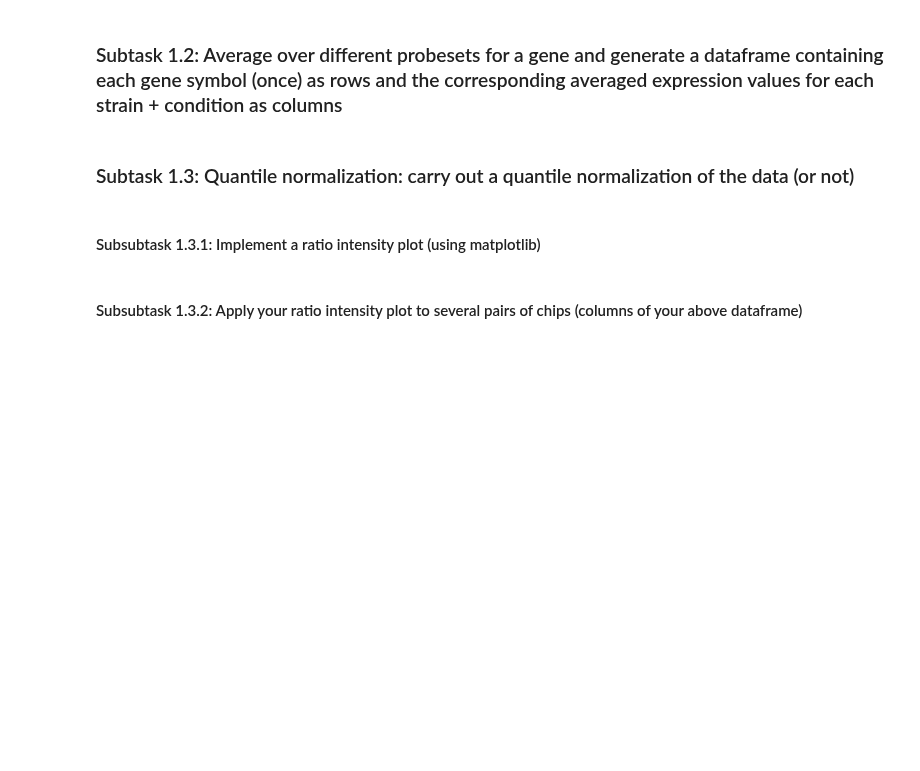
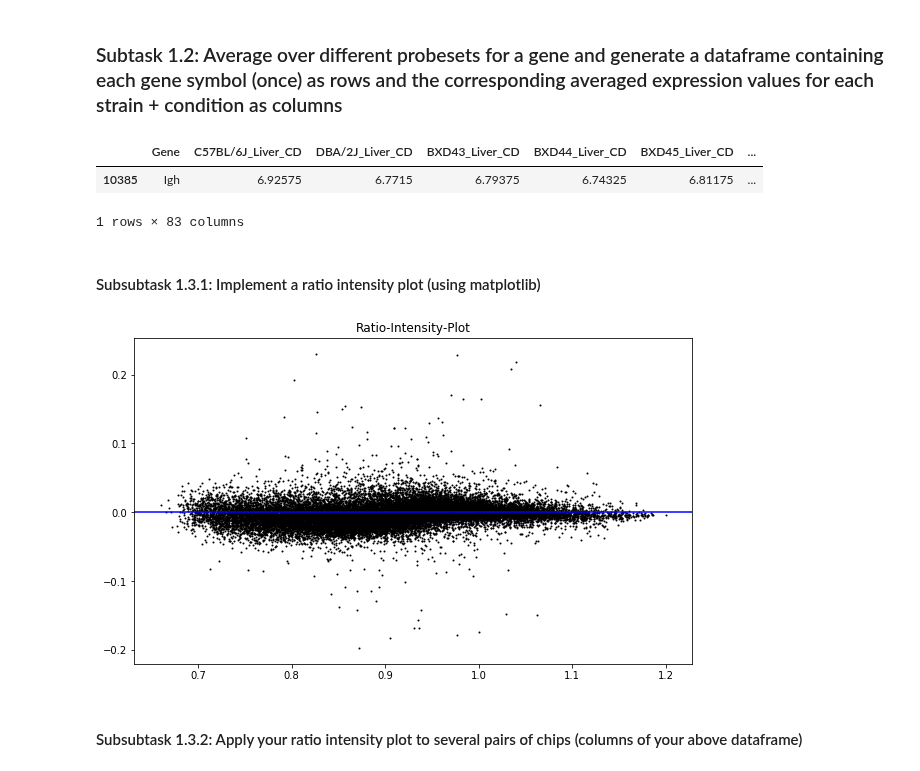
Before and after one commit to TrisKast/DataScience-Bioinformatics, a Jupyter notebook: notebooks/Day56_DE_Analysis.ipynb, the cells around one changed output. Drawn from its saved outputs; the diff is of its cells as text; code cells hidden in the pictures; blank space fills up the shorter version.

Commit message:
ratio-intensity-plot

```diff
--- a/notebooks/Day56_DE_Analysis.ipynb
+++ b/notebooks/Day56_DE_Analysis.ipynb
@@ -26,8 +48,53 @@ http://www.arrayanalysis.org/main.html
 # %% [markdown]
 ### Subtask 1.2: Average over different probesets for a gene and generate a dataframe containing each gene symbol (once)  as rows and the corresponding averaged expression values for each strain + condition as columns
-# %% [markdown]
-### Subtask 1.3: Quantile normalization: carry out a quantile normalization of the data (or not)
+# %%
+# group duplicate genes and compute mean values as entries
+data = data.groupby('Gene').mean().reset_index()
+
+# test if it worked
+data[data['Gene'] == 'Igh']
+# %% [output]
+|  | Gene | C57BL/6J_Liver_CD | DBA/2J_Liver_CD | BXD43_Liver_CD | BXD44_Liver_CD | BXD45_Liver_CD | ... |
+| 10385 | Igh | 6.92575 | 6.7715 | 6.79375 | 6.74325 | 6.81175 | ... |
+1 rows × 83 columns
 # %% [markdown]
 #### Subsubtask 1.3.1: Implement a ratio intensity plot (using matplotlib)
+# %%
+import matplotlib.pyplot as plt
+import numpy as np
+
+def ratio_intensity_plot(x, y):
+    """
+    Computes a Ratio-Intensity-Plot for two given
+    phenotypes from the data loaded in the previous task.
+    """
+
+    # convert to array to perform calculations
+    phen1 = np.array(x)
+    phen2 = np.array(y)
+
+    # compute R values
+    R = np.log10(phen1/phen2)
+
+    # compute I values
+    I = (np.log10(phen1) + np.log10(phen2)) / 2
+
+    # general settings
+    plt.figure(figsize=(10,6))
+    plt.xlabel = "Intensity"
+    plt.ylabel = 'Ratio'
+    plt.title('Ratio-Intensity-Plot')
+
+    # line on y=0
+    plt.axhline(color='blue')
+
+    # produce simple and unstyled plot for testing
+    plt.scatter(I,R,color='black', s=1)
+
+    plt.show()
+# %%
+ratio_intensity_plot(data['C57BL/6J_Liver_CD'], data['DBA/2J_Liver_CD'])
+# %% [output]
+[figure, added]
 # %% [markdown]
 #### Subsubtask 1.3.2: Apply your ratio intensity plot to several pairs of chips (columns of your above dataframe)
```
Also changed, not shown: parts of 6 cells of this notebook.
